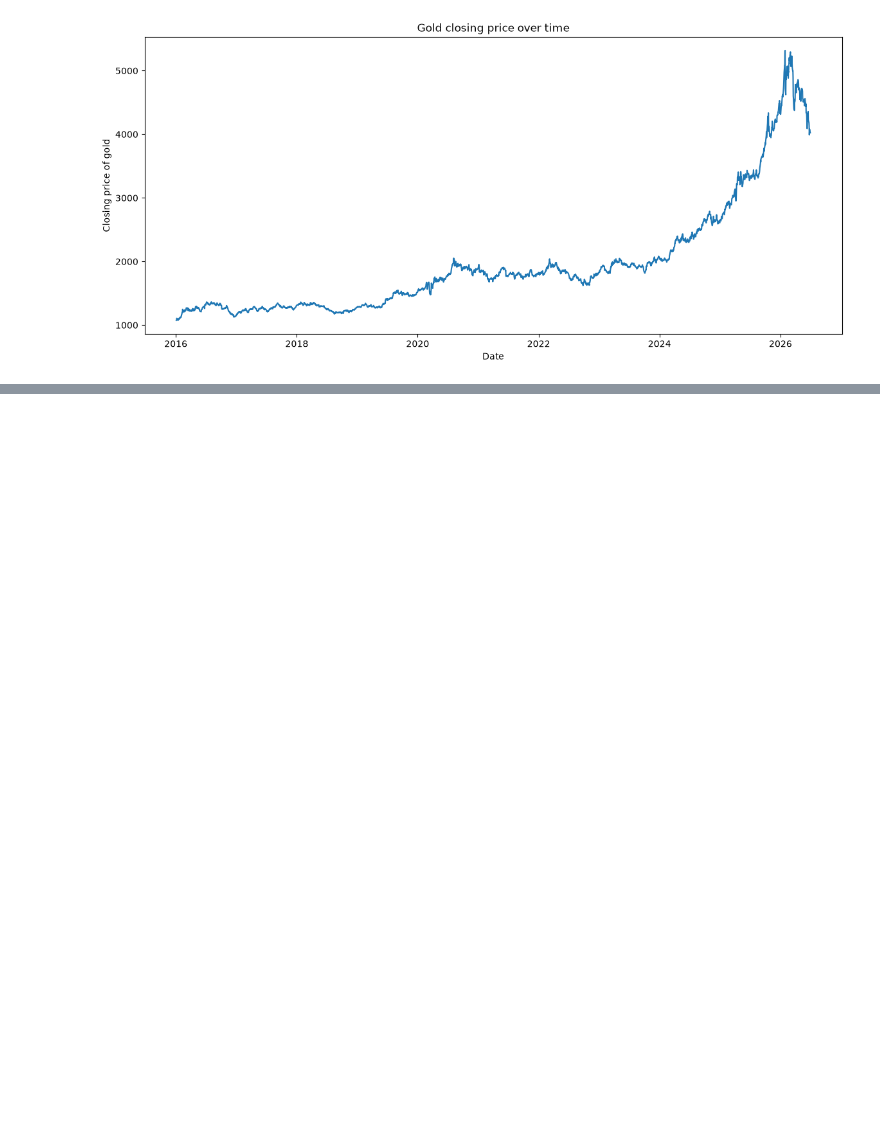
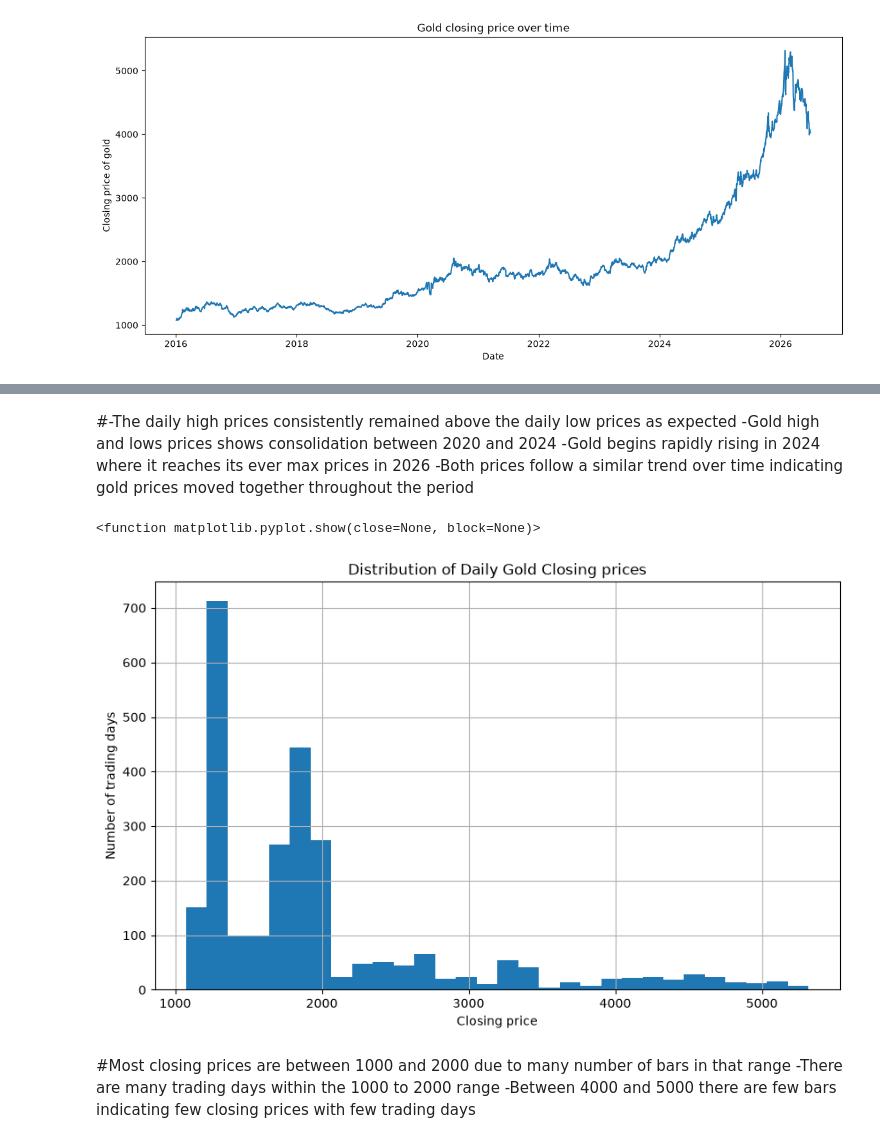
Before and after one commit to Kimu-koech/gold-price-analysis, a Jupyter notebook: gold-price-analysis/notebooks/gold_prices_analysis.ipynb, the cells around one changed output, grey strips where cells are left out. Cells and saved outputs as stored; diff of their text form; code cells hidden in the pictures; blank space fills up the shorter version.

```diff
--- a/gold-price-analysis/notebooks/gold_prices_analysis.ipynb
+++ b/gold-price-analysis/notebooks/gold_prices_analysis.ipynb
@@ -116,0 +132,19 @@ plt.show
+# %% [markdown]
+#-The daily high prices consistently remained above the daily low prices as expected
+-Gold high and lows prices shows consolidation between 2020 and 2024
+-Gold begins rapidly rising in 2024  where it reaches its ever max prices in 2026
+-Both prices follow a similar trend over time indicating gold prices moved together throughout the period
+# %%
+plt.figure(figsize=(10,6))
+df["Close"].hist(bins=30)
+plt.xlabel("Closing price")
+plt.ylabel("Number of trading days")
+plt.title("Distribution of Daily Gold Closing prices")
+plt.show
+# %% [output]
+<function matplotlib.pyplot.show(close=None, block=None)>
+[figure, added]
+# %% [markdown]
+#Most closing prices are between 1000 and 2000  due to many number of bars in that range
+-There are many trading days within the 1000 to 2000 range
+-Between 4000 and 5000 there are few bars indicating few closing prices with few trading days
```
Also changed, not shown: parts of 2 cells of this notebook, 2 other files.
